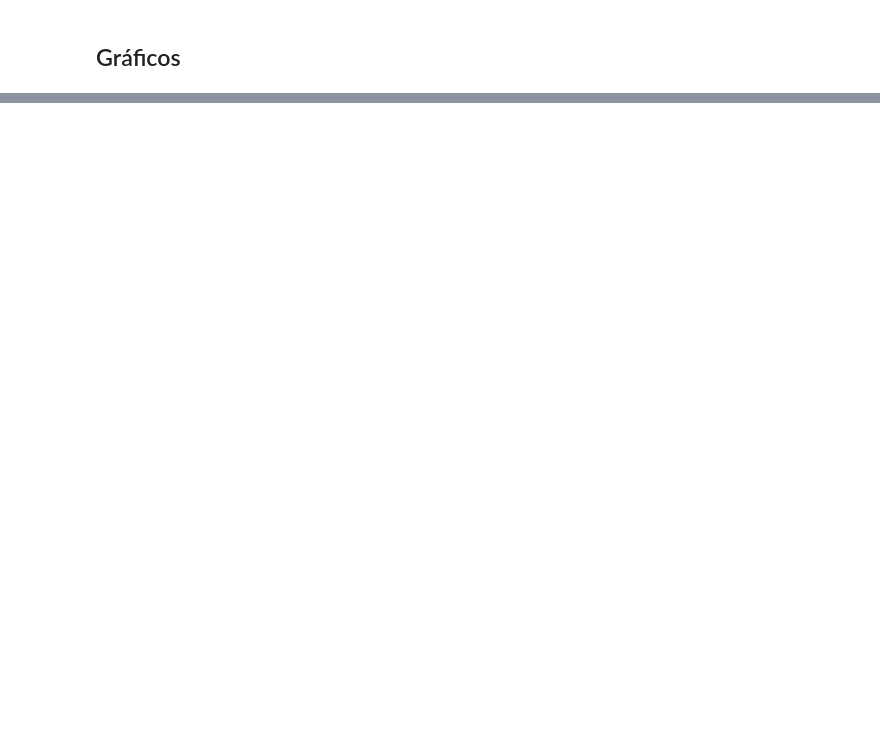
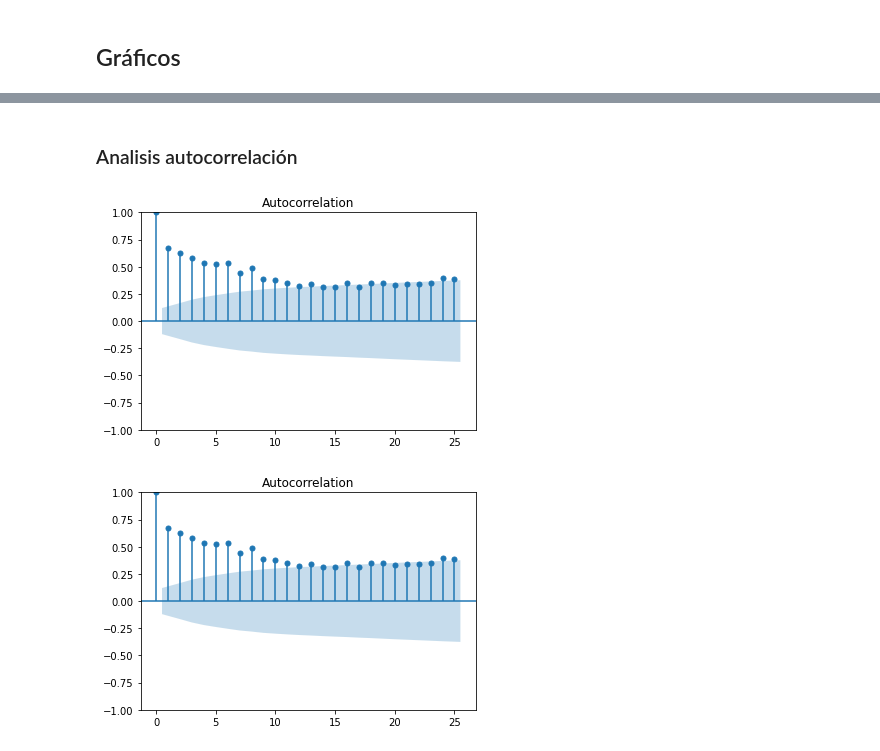
Before and after one commit to mbrito96/CEIA, a Jupyter notebook: X7_SerTemp/TP/TP1.ipynb, the cells around one changed output, grey strips where cells are left out. Saved outputs shown, nothing was run; the diff lists cells and outputs as text; code cells hidden in the pictures; blank space fills up the shorter version.

```diff
--- a/X7_SerTemp/TP/TP1.ipynb
+++ b/X7_SerTemp/TP/TP1.ipynb
@@ -572,0 +153,7 @@ Utilizando la métrica Recall, los mejores resultaron se obtuvieron con los mode
+# %% [markdown]
+### Analisis autocorrelación
+# %%
+plot_acf(df.groupby(df.index.year).mean())
+# %% [output]
+[figure, added]
+[figure, added]
```
Also changed, not shown: parts of 73 cells of this notebook.
